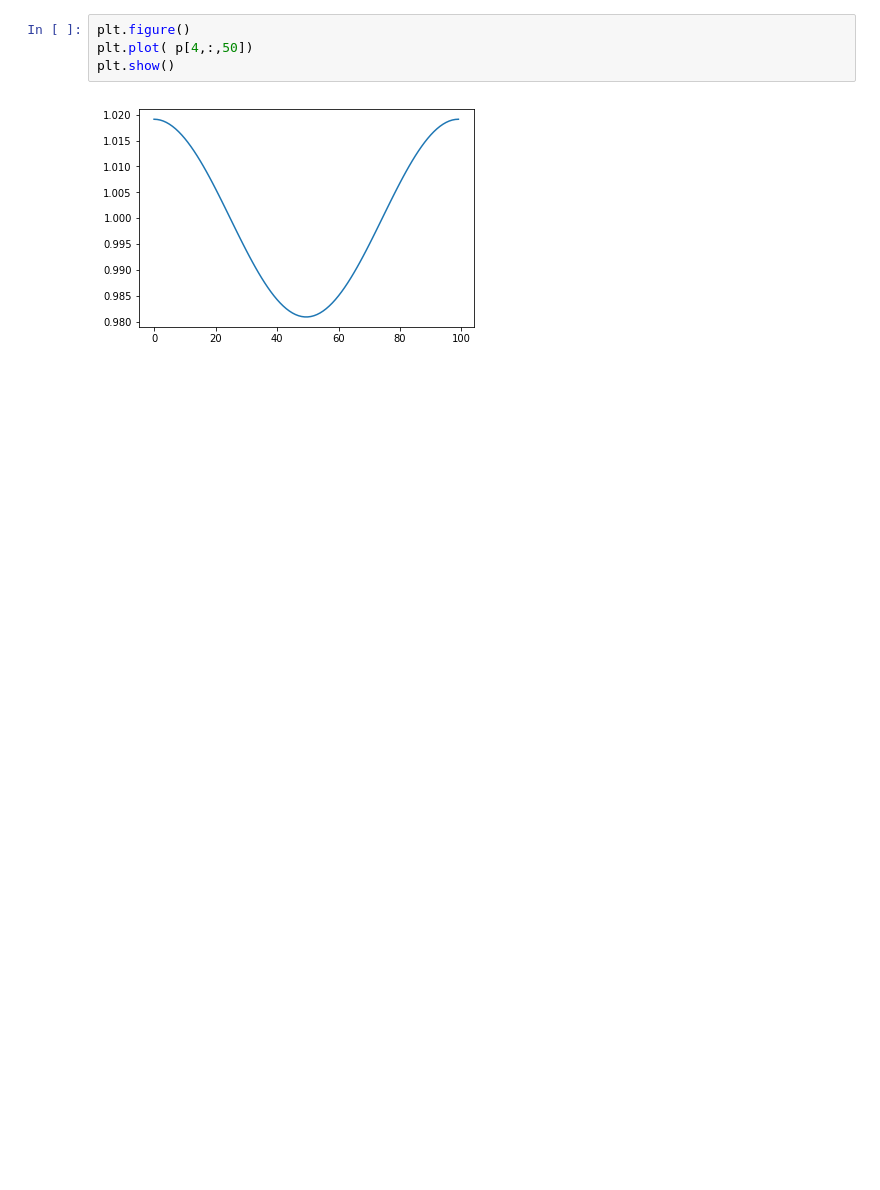
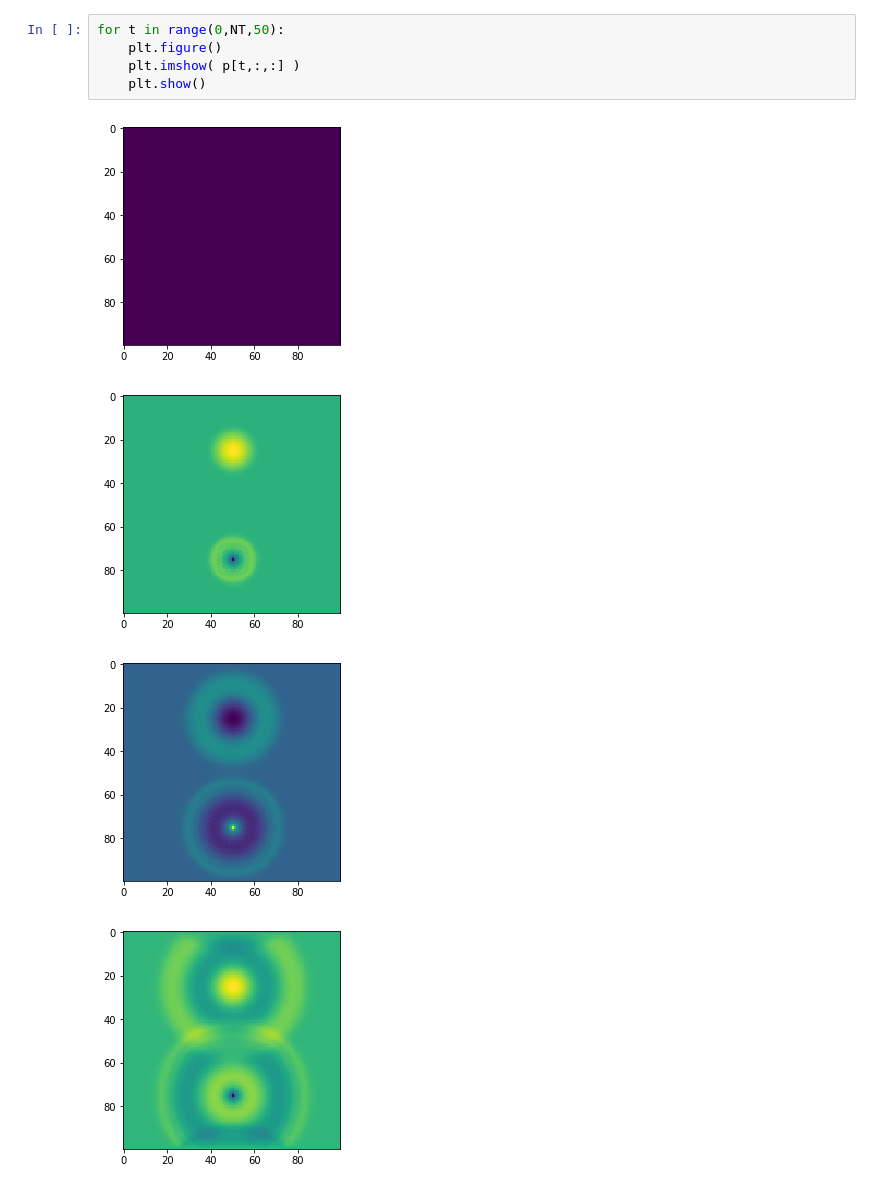
Before and after one commit to dpm314/waveKiller, a Jupyter notebook: workspace.ipynb, the cells around one changed output. Drawn from its saved outputs; the diff is of its cells as text; blank space fills up the shorter version.

```diff
--- a/workspace.ipynb
+++ b/workspace.ipynb
@@ -89,6 +57,10 @@ Courant Number (<.5): 0.01
-# %%
-plt.figure()
-plt.plot( p[4,:,50])
-plt.show()
-# %% [output]
-[figure, removed]
+# %%
+for t in range(0,NT,50):
+    plt.figure()
+    plt.imshow( p[t,:,:] )
+    plt.show()
+# %% [output]
+[figure, added]
+[figure, added]
+[figure, added]
+[figure, added]
```
Also changed, not shown: parts of 2 cells of this notebook.
